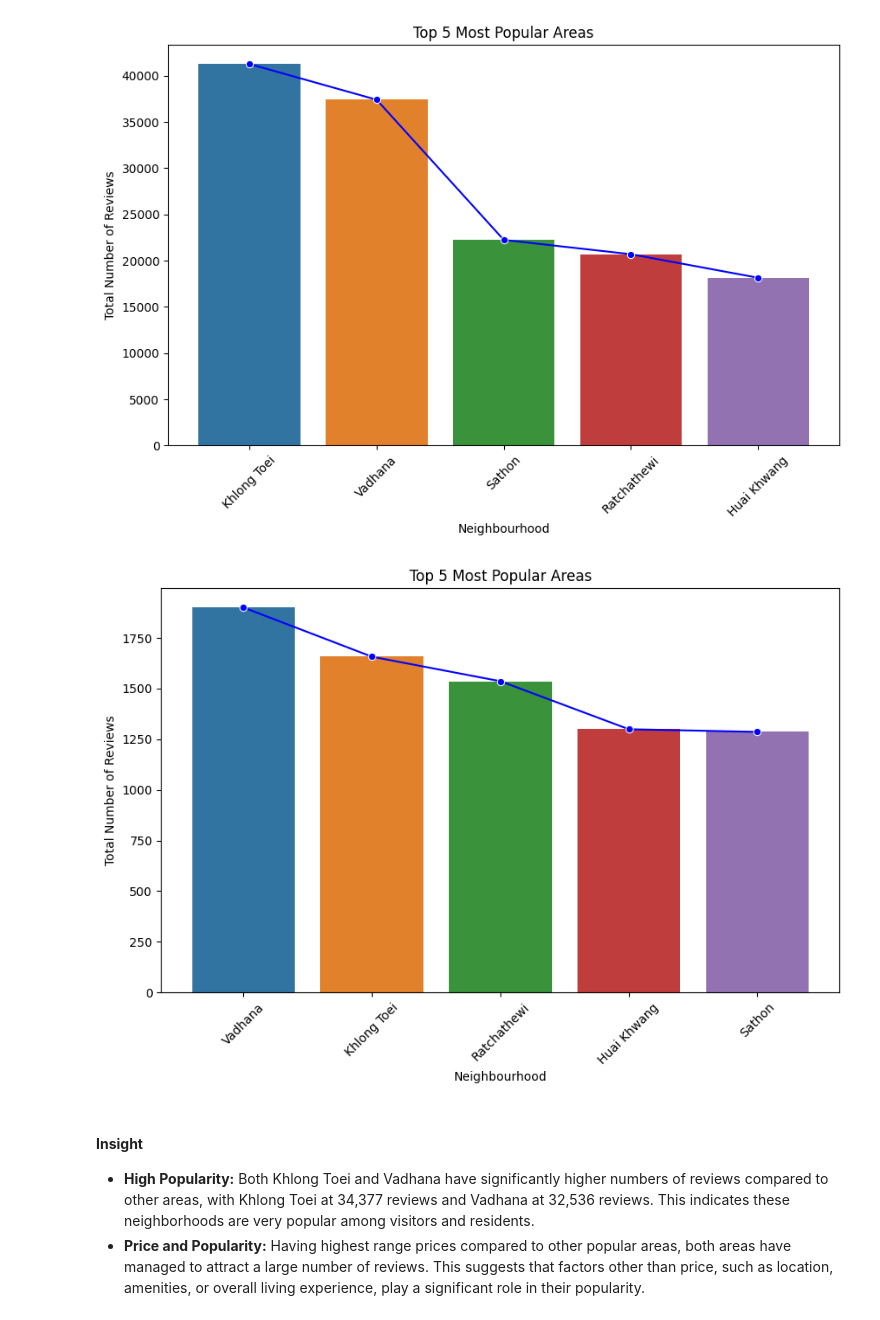
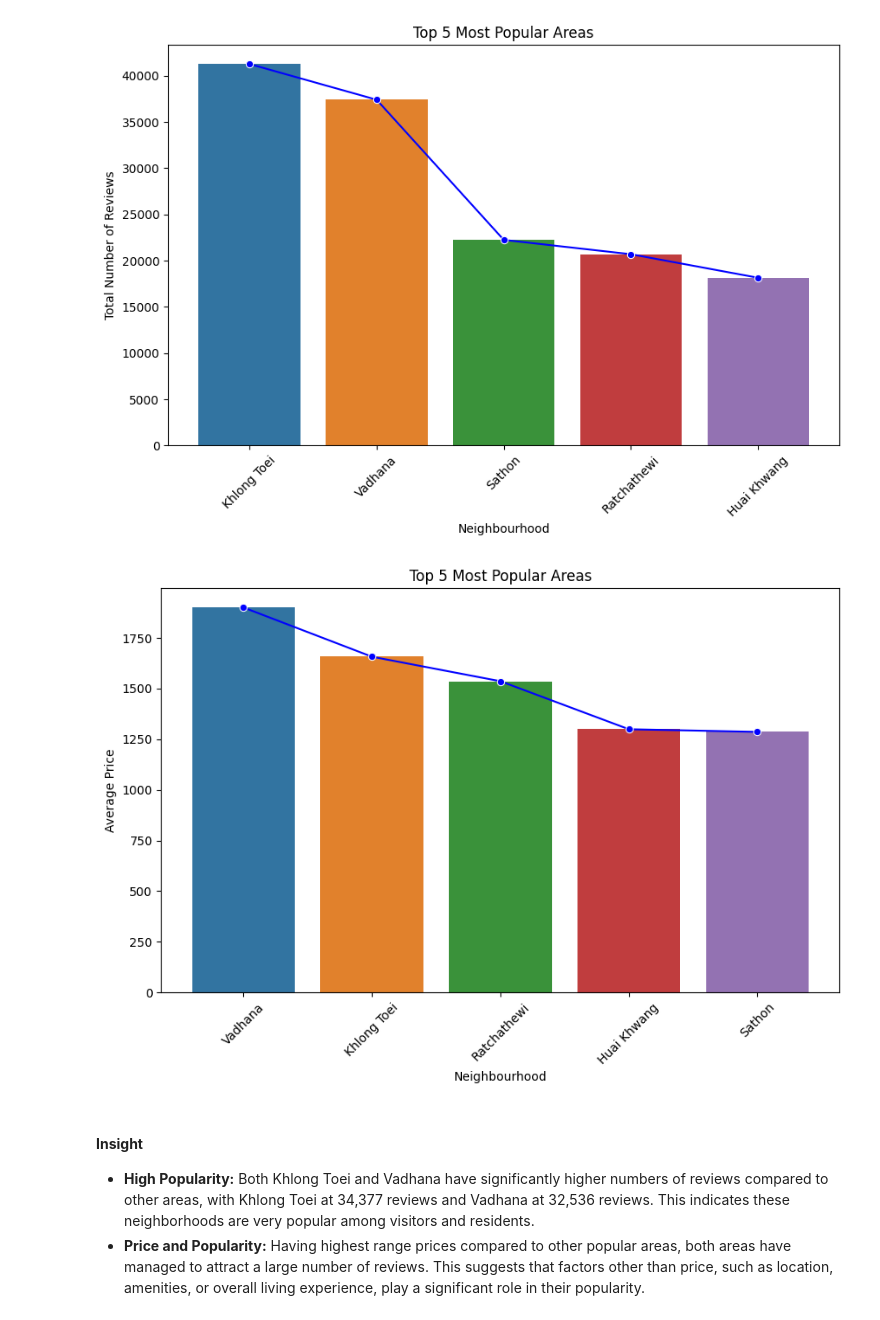
Before and after one commit to Shiverion/AirBnB-Data-Analysis, a Jupyter notebook: Capstone Module 2 - Muhammad Iqbal Hilmy.ipynb, the cells around one changed output. Cells and saved outputs as stored; diff of their text form; code cells hidden in the pictures.

```diff
--- a/Capstone Module 2 - Muhammad Iqbal Hilmy.ipynb
+++ b/Capstone Module 2 - Muhammad Iqbal Hilmy.ipynb
@@ -515,15 +522,15 @@ plt.show()
 # %%
 # Display Top 5 Most Popular Areas by Total Reviews
 plt.figure(figsize=(10,6))
 sns.barplot(top_areas.sort_values(by='price', ascending=False), y='price', x= 'neighbourhood', hue= 'neighbourhood', estimator='median') # Adding price as hue to plot different price ranges
 plt.title('Top 5 Most Popular Areas')
 plt.xlabel('Neighbourhood')
-plt.ylabel('Total Number of Reviews')
+plt.ylabel('Average Price')
 plt.xticks(rotation= 45)
 sns.lineplot(data=top_areas.sort_values(by='price', ascending=False), x='neighbourhood', y='price', estimator='median', marker='o', color='blue')
 plt.show()
 # %% [output]
-[figure, old version]
+[figure, new version]
 # %% [markdown]
 #### **Insight**
 * **High Popularity:** Both Khlong Toei and Vadhana have significantly higher numbers of reviews compared to other areas, with Khlong Toei at 34,377 reviews and Vadhana at  32,536 reviews. This indicates these neighborhoods are very popular among visitors and residents.
```
Also changed, not shown: parts of 7 cells of this notebook.
